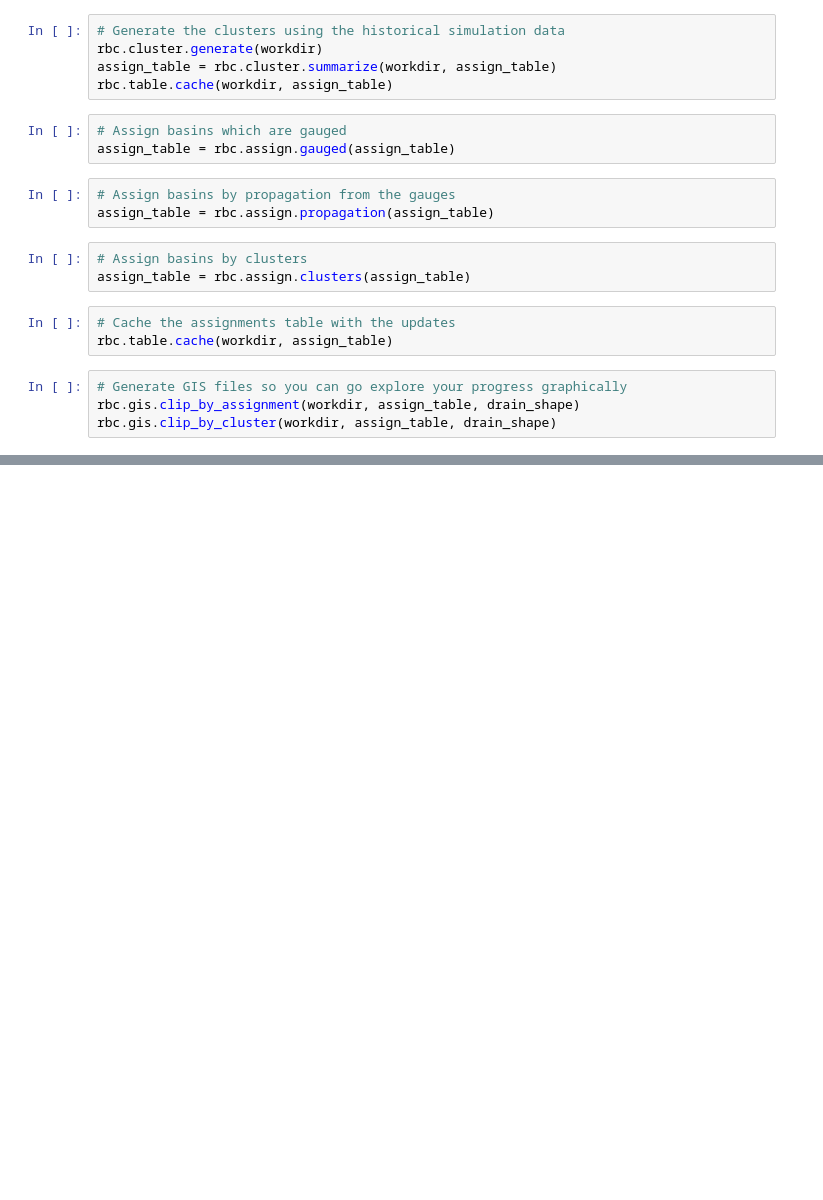
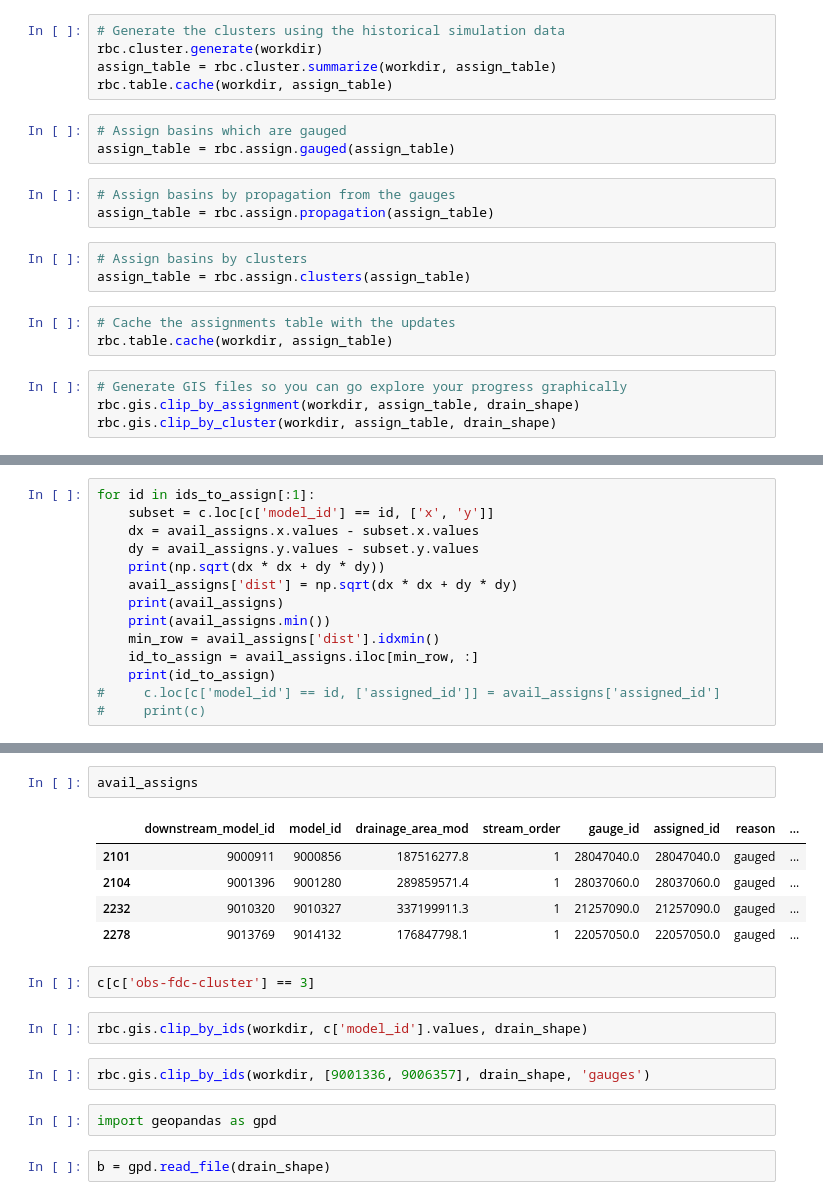
Before and after one commit to rileyhales/saber-hbc, a Jupyter notebook: examples/colombia-magdalena/colombia-example.ipynb, the cells around one changed output, grey strips where cells are left out. Cells and saved outputs as stored; diff of their text form; blank space fills up the shorter version.

```diff
--- a/examples/colombia-magdalena/colombia-example.ipynb
+++ b/examples/colombia-magdalena/colombia-example.ipynb
@@ -96,0 +127,14 @@ rbc.gis.clip_by_cluster(workdir, assign_table, drain_shape)
+# %%
+for id in ids_to_assign[:1]:
+    subset = c.loc[c['model_id'] == id, ['x', 'y']]
+    dx = avail_assigns.x.values - subset.x.values
+    dy = avail_assigns.y.values - subset.y.values
+    print(np.sqrt(dx * dx + dy * dy))
+    avail_assigns['dist'] = np.sqrt(dx * dx + dy * dy)
+    print(avail_assigns)
+    print(avail_assigns.min())
+    min_row = avail_assigns['dist'].idxmin()
+    id_to_assign = avail_assigns.iloc[min_row, :]
+    print(id_to_assign)
+#     c.loc[c['model_id'] == id, ['assigned_id']] = avail_assigns['assigned_id']
+#     print(c)
@@ -96,0 +165,18 @@ rbc.gis.clip_by_cluster(workdir, assign_table, drain_shape)
+# %%
+avail_assigns
+# %% [output]
+|  | downstream_model_id | model_id | drainage_area_mod | stream_order | gauge_id | assigned_id | reason | ... |
+| 2101 | 9000911 | 9000856 | 187516277.8 | 1 | 28047040.0 | 28047040.0 | gauged | ... |
+| 2104 | 9001396 | 9001280 | 289859571.4 | 1 | 28037060.0 | 28037060.0 | gauged | ... |
+| 2232 | 9010320 | 9010327 | 337199911.3 | 1 | 21257090.0 | 21257090.0 | gauged | ... |
+| 2278 | 9013769 | 9014132 | 176847798.1 | 1 | 22057050.0 | 22057050.0 | gauged | ... |
+# %%
+c[c['obs-fdc-cluster'] == 3]
+# %%
+rbc.gis.clip_by_ids(workdir, c['model_id'].values, drain_shape)
+# %%
+rbc.gis.clip_by_ids(workdir, [9001336, 9006357], drain_shape, 'gauges')
+# %%
+import geopandas as gpd
+# %%
+b = gpd.read_file(drain_shape)
```
Also changed, not shown: parts of 38 cells of this notebook, 4 other files.
